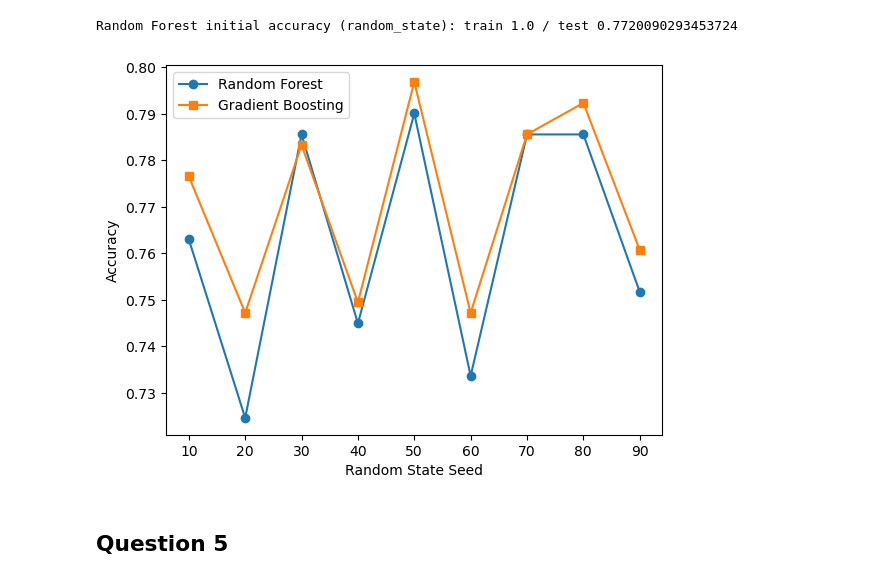
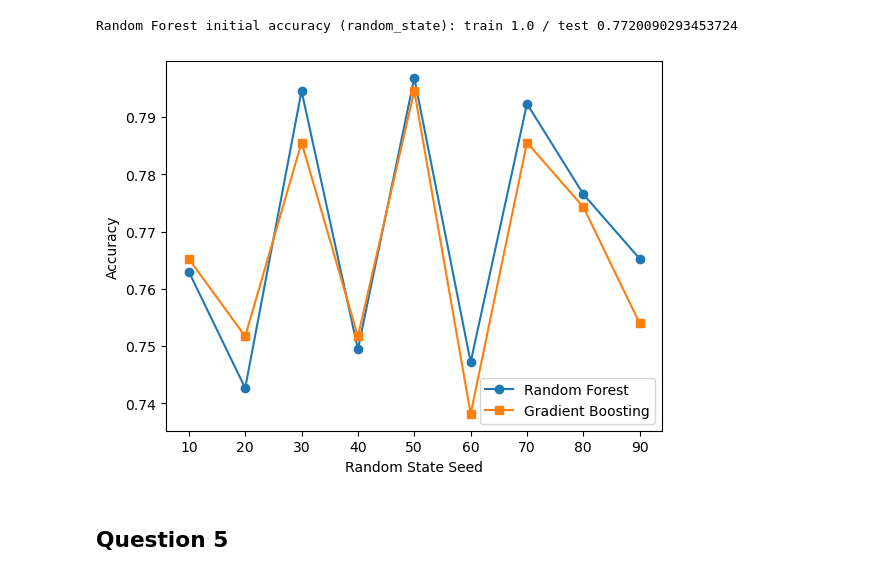
Before and after one commit to WiredMind2/Machine-Learning, a Jupyter notebook: notebook.ipynb, the cells around one changed output. Cells and saved outputs as stored; diff of their text form; code cells hidden in the pictures.

```diff
--- a/notebook.ipynb
+++ b/notebook.ipynb
@@ -66,32 +66,32 @@ Random Forest initial accuracy (random_state): train 1.0 / test 0.77200902934537
 # %%
 from sklearn.ensemble import GradientBoostingClassifier
 
 rf_accuracies = []
 gb_accuracies = []
 seed_range = [10, 20, 30, 40, 50, 60, 70, 80, 90]
 
 for seed in seed_range:
     X_train, X_test, y_train, y_test = train_test_split(X, y, test_size=0.1, random_state=seed)
     # Random Forest
-    rf_tmp = RandomForestClassifier(n_estimators=50)
+    rf_tmp = RandomForestClassifier()
     rf_tmp.fit(X_train, y_train)
     rf_accuracies.append(rf_tmp.score(X_test, y_test))
 
     # Gradient Boosting
-    gb_tmp = GradientBoostingClassifier(n_estimators=200)
+    gb_tmp = GradientBoostingClassifier()
     gb_tmp.fit(X_train, y_train)
     gb_accuracies.append(gb_tmp.score(X_test, y_test))
 
 import matplotlib.pyplot as plt
 
 plt.plot(seed_range, rf_accuracies, label='Random Forest', marker='o')
 plt.plot(seed_range, gb_accuracies, label='Gradient Boosting', marker='s')
 plt.xlabel('Random State Seed')
 plt.ylabel('Accuracy')
 plt.legend()
 plt.show()
 # %% [output]
-[figure, old version]
+[figure, new version]
 # %% [markdown]
 ## Question 5
 # %% [markdown]
```
Also changed, not shown: parts of 2 cells of this notebook.
